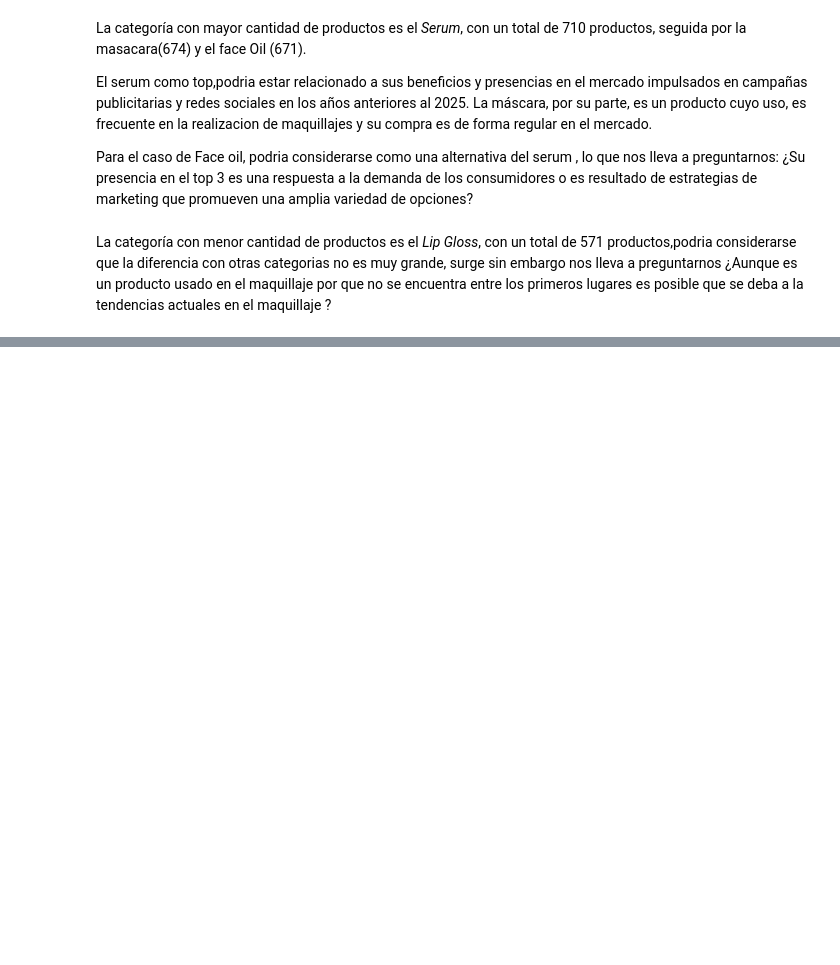
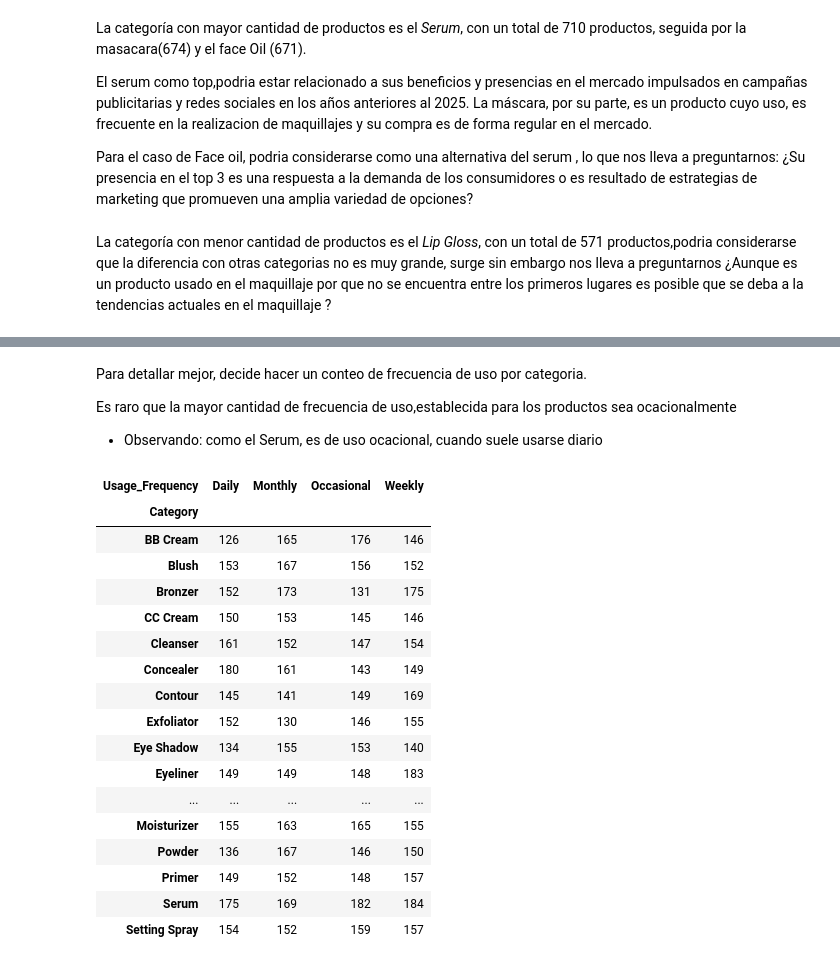
Before and after one commit to MayeLabs/ByCProducts2024, a Jupyter notebook: notebooks/EDA.ipynb, the cells around one changed output, grey strips where cells are left out. Drawn from its saved outputs; the diff is of its cells as text; code cells hidden in the pictures; blank space fills up the shorter version.

Commit message:
Question: What is the most frequent usage frequency (Usage_Frequency) among products?

```diff
--- a/notebooks/EDA.ipynb
+++ b/notebooks/EDA.ipynb
@@ -138,0 +172,26 @@ La categoría con menor cantidad de productos es el *Lip Gloss*, con un total de
+# %% [markdown]
+Para detallar mejor, decide hacer un conteo de frecuencia de uso por categoria.
+
+Es raro que la mayor cantidad de frecuencia de uso,establecida para los productos sea ocacionalmente
+* Observando: como el Serum, es de uso ocacional, cuando suele usarse diario
+# %%
+pd.crosstab(df['Category'], df['Usage_Frequency'])
+# %% [output]
+| Usage_Frequency | Daily | Monthly | Occasional | Weekly |
+| Category |  |  |  |  |
+| BB Cream | 126 | 165 | 176 | 146 |
+| Blush | 153 | 167 | 156 | 152 |
+| Bronzer | 152 | 173 | 131 | 175 |
+| CC Cream | 150 | 153 | 145 | 146 |
+| Cleanser | 161 | 152 | 147 | 154 |
+| Concealer | 180 | 161 | 143 | 149 |
+| Contour | 145 | 141 | 149 | 169 |
+| Exfoliator | 152 | 130 | 146 | 155 |
+| Eye Shadow | 134 | 155 | 153 | 140 |
+| Eyeliner | 149 | 149 | 148 | 183 |
+| ... | ... | ... | ... | ... |
+| Moisturizer | 155 | 163 | 165 | 155 |
+| Powder | 136 | 167 | 146 | 150 |
+| Primer | 149 | 152 | 148 | 157 |
+| Serum | 175 | 169 | 182 | 184 |
+| Setting Spray | 154 | 152 | 159 | 157 |
```
Also changed, not shown: parts of 8 cells of this notebook.
